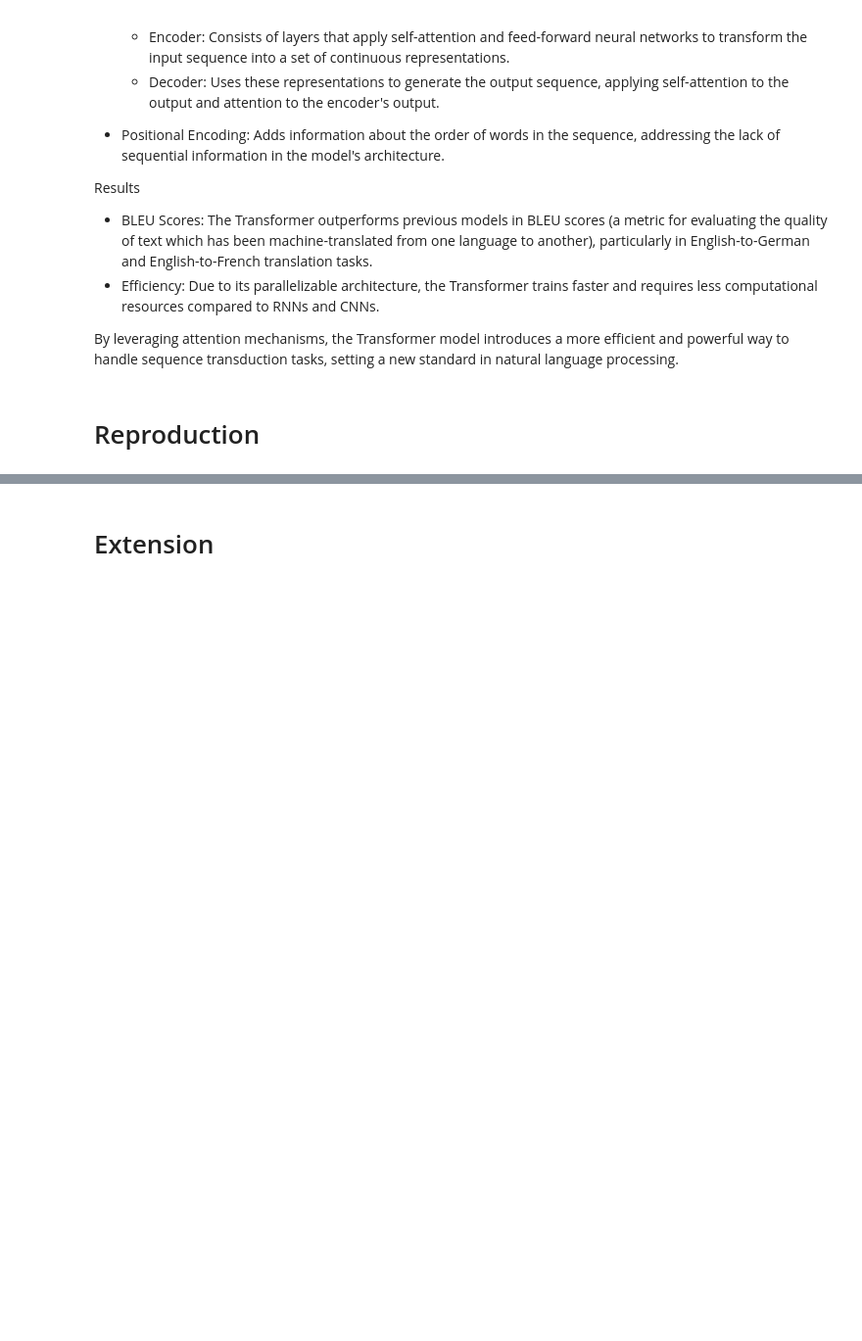
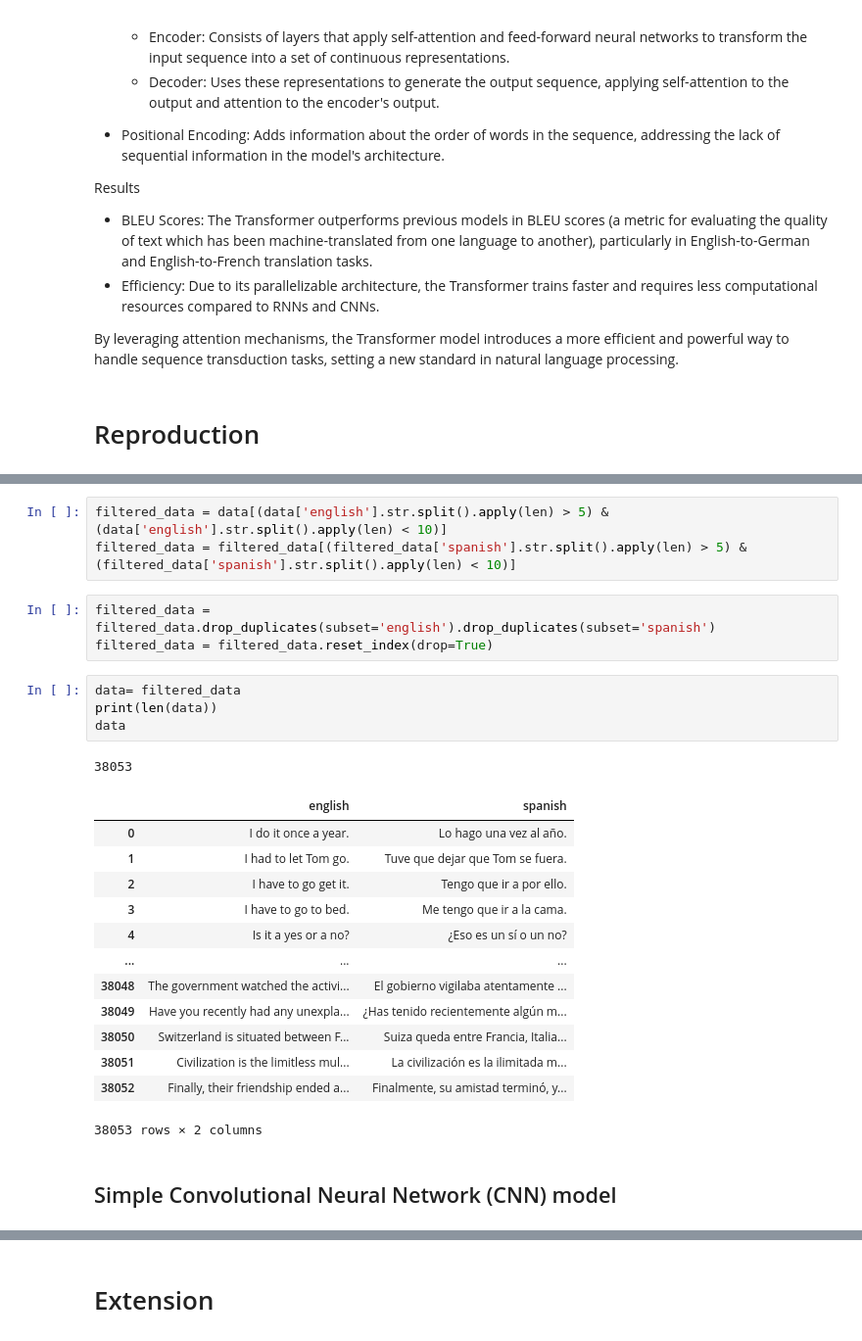
Before and after one commit to lorenzoram/aiayn, a Jupyter notebook: aiayn.ipynb, the cells around one changed output, grey strips where cells are left out. Shown: that part at 98% size. Drawn from its saved outputs; the diff is of its cells as text; blank space fills up the shorter version.

```diff
--- a/aiayn.ipynb
+++ b/aiayn.ipynb
@@ -32,0 +62,27 @@ By leveraging attention mechanisms, the Transformer model introduces a more effi
+# %%
+filtered_data = data[(data['english'].str.split().apply(len) > 5) & (data['english'].str.split().apply(len) < 10)]
+filtered_data = filtered_data[(filtered_data['spanish'].str.split().apply(len) > 5) & (filtered_data['spanish'].str.split().apply(len) < 10)]
+# %%
+filtered_data = filtered_data.drop_duplicates(subset='english').drop_duplicates(subset='spanish')
+filtered_data = filtered_data.reset_index(drop=True)
+# %%
+data= filtered_data
+print(len(data))
+data
+# %% [output]
+38053
+|  | english | spanish |
+| 0 | I do it once a year. | Lo hago una vez al año. |
+| 1 | I had to let Tom go. | Tuve que dejar que Tom se fuera. |
+| 2 | I have to go get it. | Tengo que ir a por ello. |
+| 3 | I have to go to bed. | Me tengo que ir a la cama. |
+| 4 | Is it a yes or a no? | ¿Eso es un sí o un no? |
+| ... | ... | ... |
+| 38048 | The government watched the activi... | El gobierno vigilaba atentamente ... |
+| 38049 | Have you recently had any unexpla... | ¿Has tenido recientemente algún m... |
+| 38050 | Switzerland is situated between F... | Suiza queda entre Francia, Italia... |
+| 38051 | Civilization is the limitless mul... | La civilización es la ilimitada m... |
+| 38052 | Finally, their friendship ended a... | Finalmente, su amistad terminó, y... |
+38053 rows × 2 columns
+# %% [markdown]
+## Simple Convolutional Neural Network (CNN) model
```
Also changed, not shown: parts of 22 cells of this notebook.
